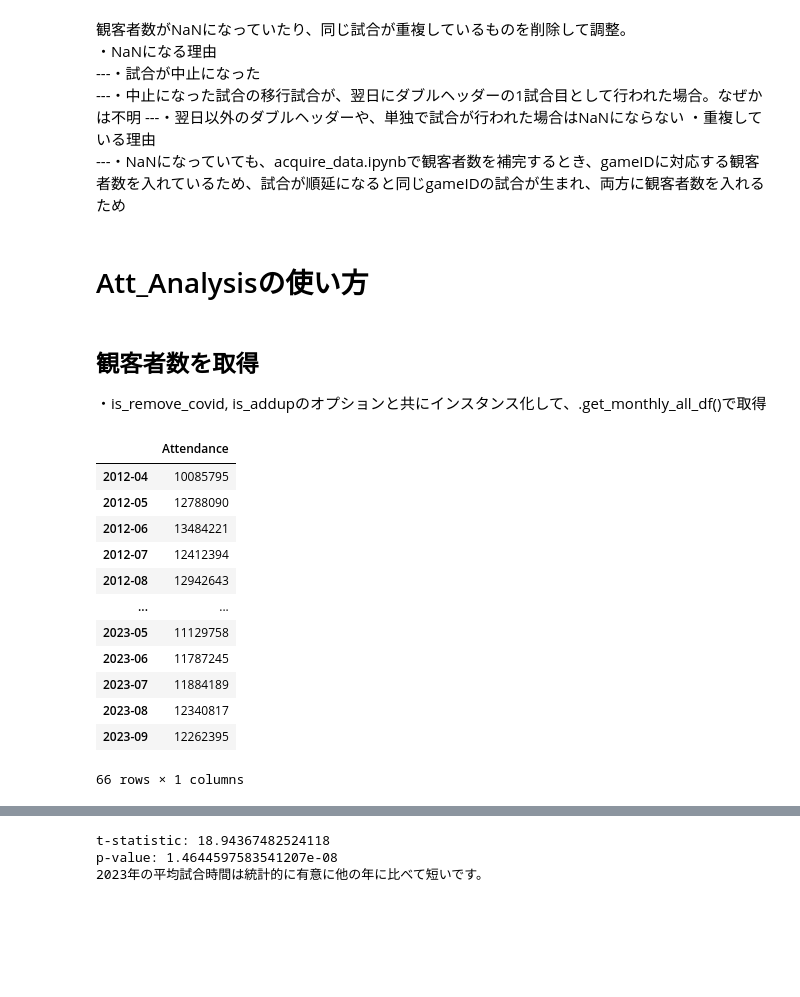
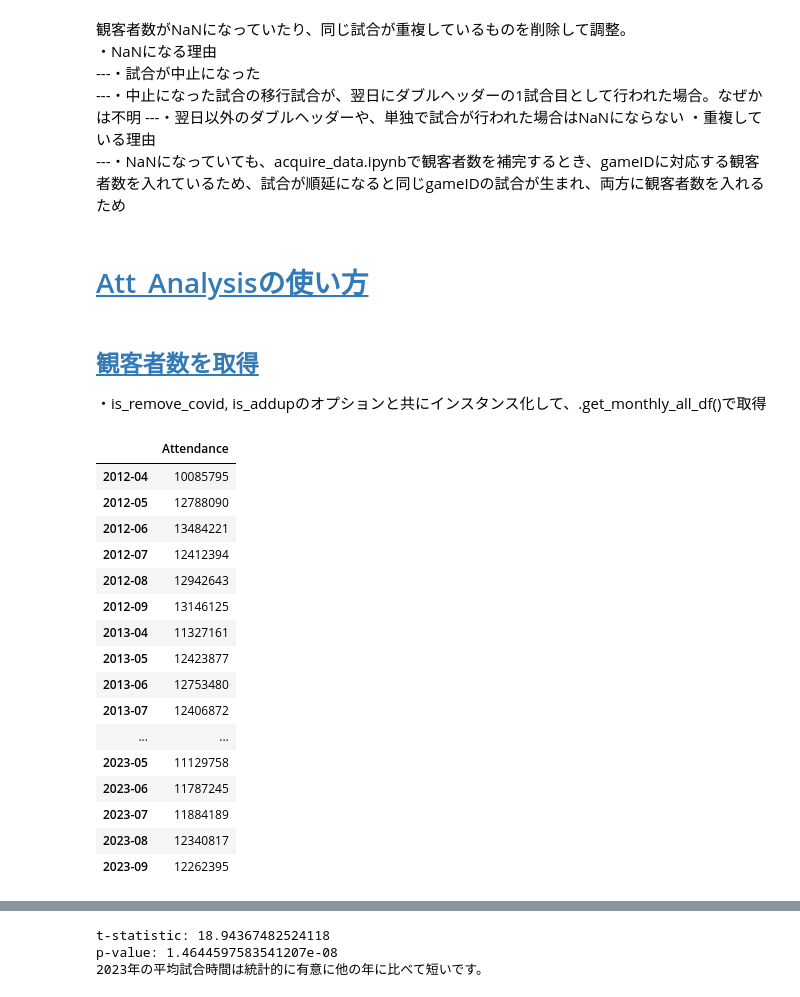
Before and after one commit to mohki7/graduation_thesis, a Jupyter notebook: Analysis.ipynb, the cells around one changed output, grey strips where cells are left out. Drawn from its saved outputs; the diff is of its cells as text; code cells hidden in the pictures; blank space fills up the shorter version.

```diff
--- a/Analysis.ipynb
+++ b/Analysis.ipynb
@@ -24,26 +49,30 @@ from preprocess import Att_Analysis
 ---・翌日以外のダブルヘッダーや、単独で試合が行われた場合はNaNにならない
 ・重複している理由
 ---・NaNになっていても、acquire_data.ipynbで観客者数を補完するとき、gameIDに対応する観客者数を入れているため、試合が順延になると同じgameIDの試合が生まれ、両方に観客者数を入れるため
-# %% [markdown]
-# Att_Analysisの使い方
+# %% [markdown]
+# <a id='toc2_'></a>[Att_Analysisの使い方](#toc0_)
 # %% [markdown]
-## 観客者数を取得
+## <a id='toc2_1_'></a>[観客者数を取得](#toc0_)
 ・is_remove_covid, is_addupのオプションと共にインスタンス化して、.get_monthly_all_df()で取得
 # %%
-att_analysis = Att_Analysis(is_remove_covid=False, is_addup=True)
+att_analysis = Att_Analysis(is_remove_covid=True, is_addup=True)
 df = att_analysis.get_monthly_all_df()
 df
 # %% [output]
 |  | Attendance |
 | 2012-04 | 10085795 |
 | 2012-05 | 12788090 |
 | 2012-06 | 13484221 |
 | 2012-07 | 12412394 |
 | 2012-08 | 12942643 |
+| 2012-09 | 13146125 |
+| 2013-04 | 11327161 |
+| 2013-05 | 12423877 |
+| 2013-06 | 12753480 |
+| 2013-07 | 12406872 |
 | ... | ... |
 | 2023-05 | 11129758 |
 | 2023-06 | 11787245 |
 | 2023-07 | 11884189 |
 | 2023-08 | 12340817 |
 | 2023-09 | 12262395 |
-66 rows × 1 columns
```
Also changed, not shown: parts of 27 cells of this notebook, 4 other files.
